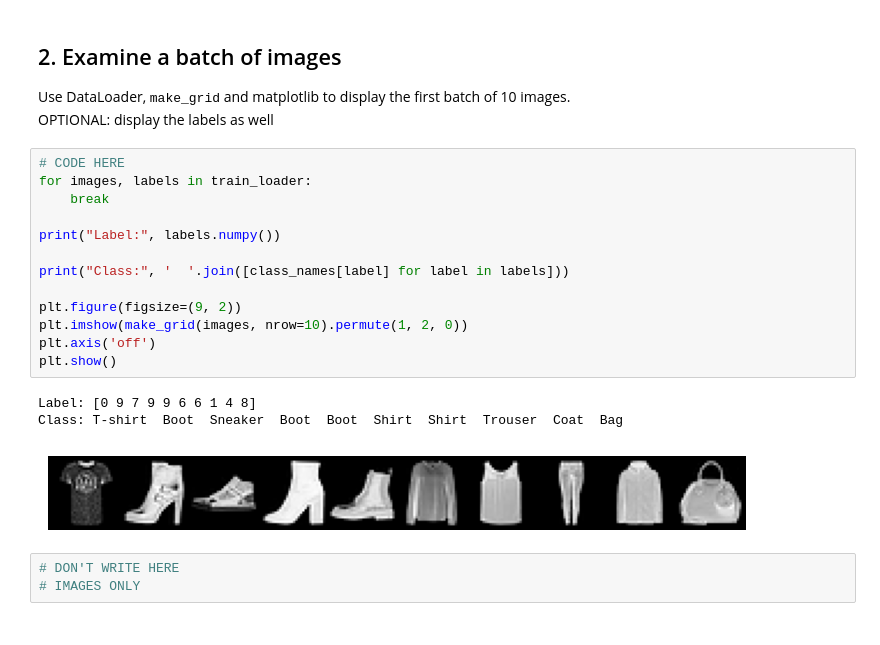
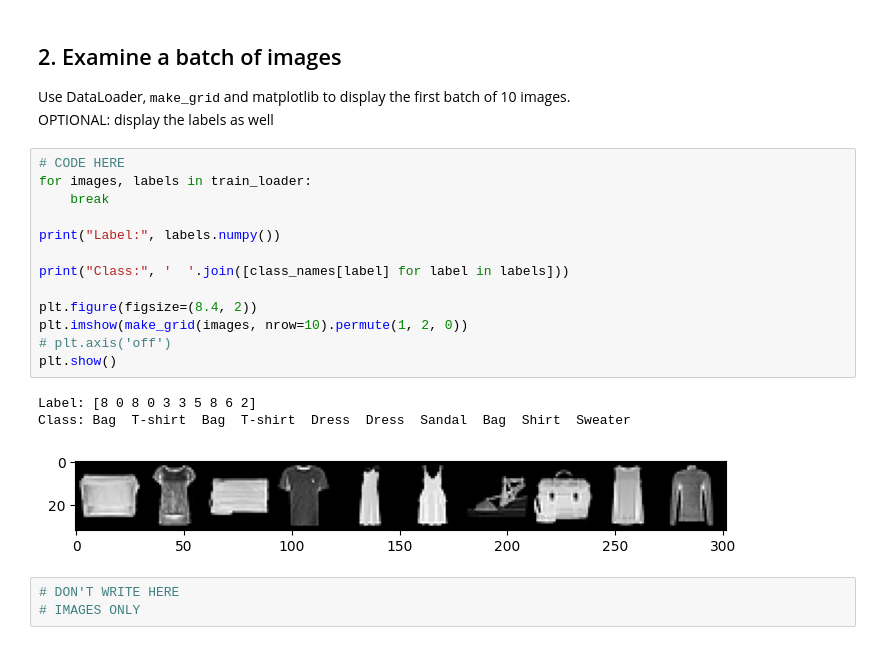
Before and after one commit to mustafozoda/hw7, a Jupyter notebook: cnn-exercises.ipynb, the cells around one changed output. Cells and saved outputs as stored; diff of their text form.

```diff
--- a/cnn-exercises.ipynb
+++ b/cnn-exercises.ipynb
@@ -52,20 +52,20 @@ OPTIONAL: display the labels as well
 # %%
 # CODE HERE
 for images, labels in train_loader:
     break
 
 print("Label:", labels.numpy())
 
 print("Class:", '  '.join([class_names[label] for label in labels]))
 
-plt.figure(figsize=(9, 2))
+plt.figure(figsize=(8.4, 2))
 plt.imshow(make_grid(images, nrow=10).permute(1, 2, 0))
-plt.axis('off')
+# plt.axis('off')
 plt.show()
 # %% [output]
-Label: [0 9 7 9 9 6 6 1 4 8]
-Class: T-shirt  Boot  Sneaker  Boot  Boot  Shirt  Shirt  Trouser  Coat  Bag
+Label: [8 0 8 0 3 3 5 8 6 2]
+Class: Bag  T-shirt  Bag  T-shirt  Dress  Dress  Sandal  Bag  Shirt  Sweater
-[figure, old version]
+[figure, new version]
 # %%
 # DON'T WRITE HERE
 # IMAGES ONLY
```
